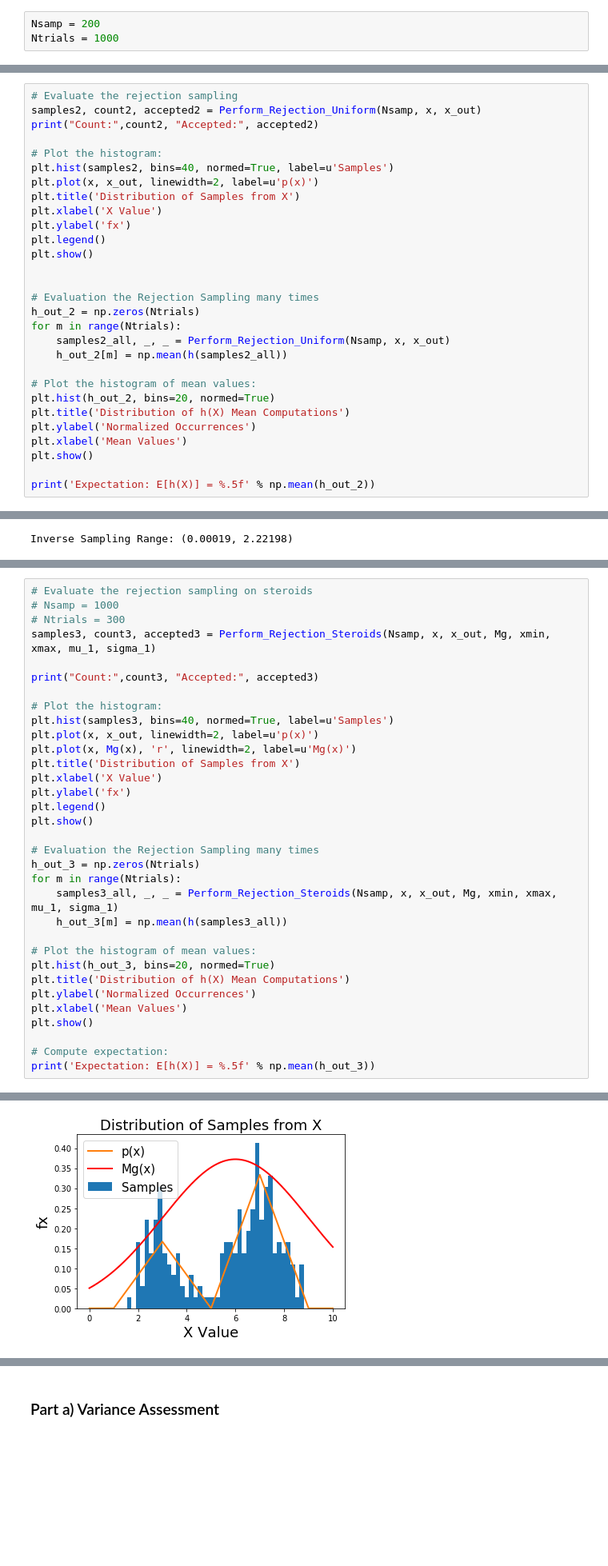
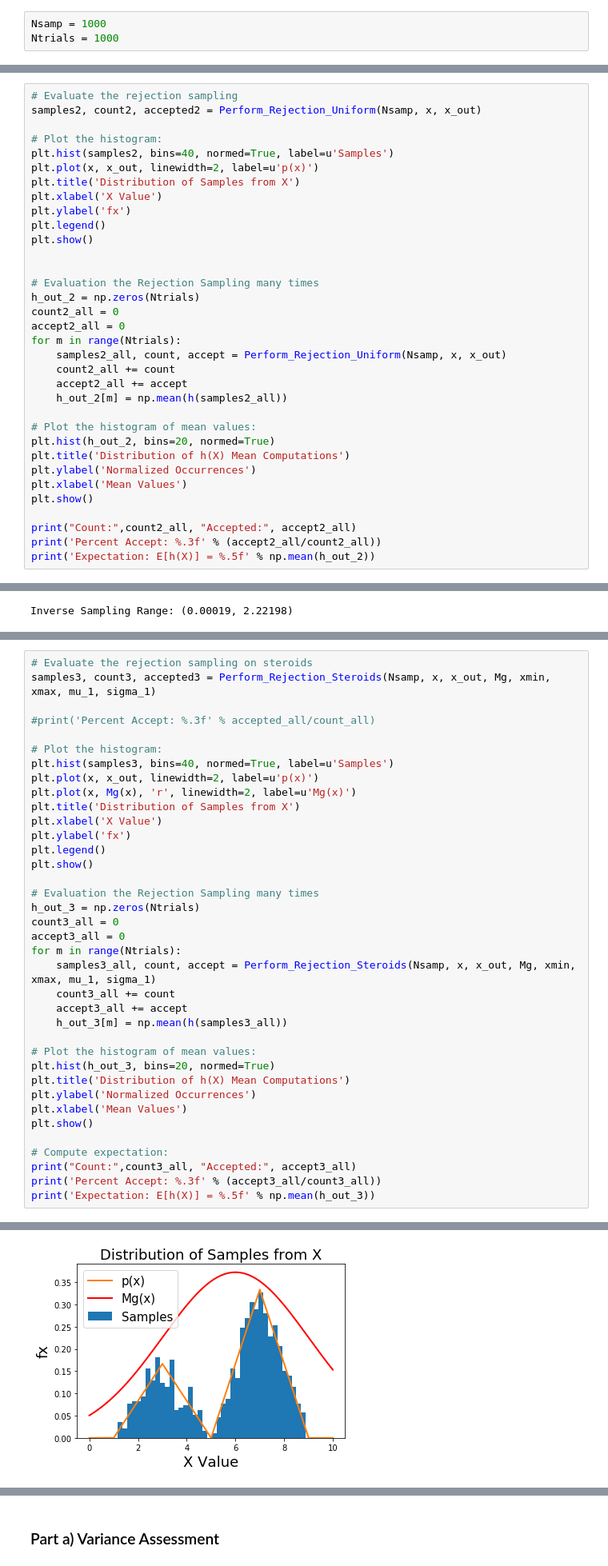
Before and after one commit to rshally/AM207, a Jupyter notebook: Spencer/Pset 2/Hallyburton_Pset_2.ipynb, the cells around one changed output, grey strips where cells are left out. Shown at 80% size. Drawn from its saved outputs; the diff is of its cells as text; blank space fills up the shorter version.

```diff
--- a/Spencer/Pset 2/Hallyburton_Pset_2.ipynb
+++ b/Spencer/Pset 2/Hallyburton_Pset_2.ipynb
@@ -21,7 +21,7 @@ plt.rc('axes', labelsize=font_val)    # fontsize of the x and y labels
 plt.rc('legend', fontsize=(font_val-3))    # legend fontsize
 plt.rc('font', family='Sans Serif')
 # %%
-Nsamp = 200
+Nsamp = 1000
 Ntrials = 1000
 # %% [markdown]
 ## Problem 1: Monte Carlo Integration
@@ -157,7 +167,6 @@ def Perform_Rejection_Uniform(Nsamp, x, x_out):
 # %%
 # Evaluate the rejection sampling
 samples2, count2, accepted2 = Perform_Rejection_Uniform(Nsamp, x, x_out)
-print("Count:",count2, "Accepted:", accepted2)
 
 # Plot the histogram:
 plt.hist(samples2, bins=40, normed=True, label=u'Samples')
@@ -171,8 +180,12 @@ plt.show()
 
 # Evaluation the Rejection Sampling many times
 h_out_2 = np.zeros(Ntrials)
+count2_all = 0
+accept2_all = 0
 for m in range(Ntrials):
-    samples2_all, _, _ = Perform_Rejection_Uniform(Nsamp, x, x_out)
+    samples2_all, count, accept = Perform_Rejection_Uniform(Nsamp, x, x_out)
+    count2_all += count
+    accept2_all += accept
     h_out_2[m] = np.mean(h(samples2_all))
 
 # Plot the histogram of mean values:
@@ -182,5 +195,7 @@ plt.ylabel('Normalized Occurrences')
 plt.xlabel('Mean Values')
 plt.show()
 
+print("Count:",count2_all, "Accepted:", accept2_all)
+print('Percent Accept: %.3f' % (accept2_all/count2_all))
 print('Expectation: E[h(X)] = %.5f' % np.mean(h_out_2))
 # %% [output]
@@ -259,11 +277,9 @@ def Perform_Rejection_Steroids(Nsamp, x, x_out, Mg, lower, upper, mu, sigma):
 ##################################################################
 # %%
 # Evaluate the rejection sampling on steroids
-# Nsamp = 1000
-# Ntrials = 300
 samples3, count3, accepted3 = Perform_Rejection_Steroids(Nsamp, x, x_out, Mg, xmin, xmax, mu_1, sigma_1)
 
-print("Count:",count3, "Accepted:", accepted3)
+#print('Percent Accept: %.3f' % accepted_all/count_all)
 
 # Plot the histogram:
 plt.hist(samples3, bins=40, normed=True, label=u'Samples')
@@ -277,8 +293,12 @@ plt.show()
 
 # Evaluation the Rejection Sampling many times
 h_out_3 = np.zeros(Ntrials)
+count3_all = 0
+accept3_all = 0
 for m in range(Ntrials):
-    samples3_all, _, _ = Perform_Rejection_Steroids(Nsamp, x, x_out, Mg, xmin, xmax, mu_1, sigma_1)
+    samples3_all, count, accept = Perform_Rejection_Steroids(Nsamp, x, x_out, Mg, xmin, xmax, mu_1, sigma_1)
+    count3_all += count
+    accept3_all += accept
     h_out_3[m] = np.mean(h(samples3_all))
 
 # Plot the histogram of mean values:
@@ -289,5 +309,7 @@ plt.xlabel('Mean Values')
 plt.show()
 
 # Compute expectation:
+print("Count:",count3_all, "Accepted:", accept3_all)
+print('Percent Accept: %.3f' % (accept3_all/count3_all))
 print('Expectation: E[h(X)] = %.5f' % np.mean(h_out_3))
 # %% [output]
@@ -295 +316 @@ Count: 461 Accepted: 200
-[figure, old version]
+[figure, new version]
```
Also changed, not shown: parts of 22 cells of this notebook.
